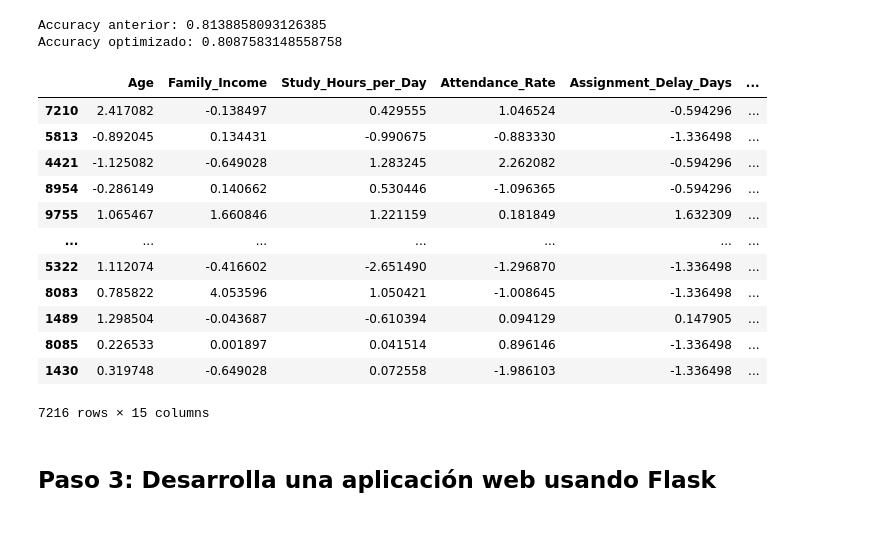
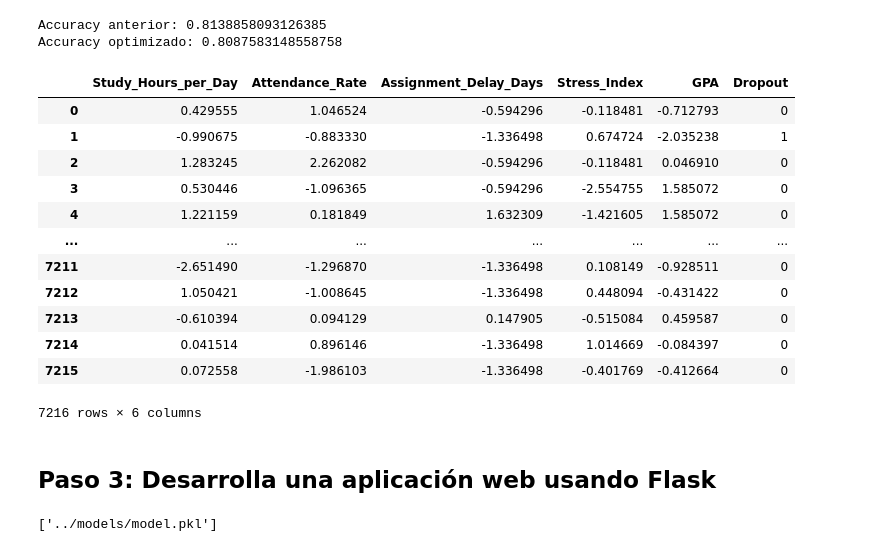
Before and after one commit to 4GeeksAcademy/machine-learning-python-template10-JohnnyXavierReyesBorbor, a Jupyter notebook: src/flask.ipynb, the cells around one changed output. Saved outputs shown, nothing was run; the diff lists cells and outputs as text; code cells hidden in the pictures.

```diff
--- a/src/flask.ipynb
+++ b/src/flask.ipynb
@@ -517,25 +584,41 @@ print(f"Accuracy optimizado: {grid_accuracy}")
 # %% [output]
 Accuracy anterior: 0.8138858093126385
 Accuracy optimizado: 0.8087583148558758
-# %%
-datasets[best_index]
-# %% [output]
-|  | Age | Family_Income | Study_Hours_per_Day | Attendance_Rate | Assignment_Delay_Days | ... |
-| 7210 | 2.417082 | -0.138497 | 0.429555 | 1.046524 | -0.594296 | ... |
-| 5813 | -0.892045 | 0.134431 | -0.990675 | -0.883330 | -1.336498 | ... |
-| 4421 | -1.125082 | -0.649028 | 1.283245 | 2.262082 | -0.594296 | ... |
-| 8954 | -0.286149 | 0.140662 | 0.530446 | -1.096365 | -0.594296 | ... |
-| 9755 | 1.065467 | 1.660846 | 1.221159 | 0.181849 | 1.632309 | ... |
-| ... | ... | ... | ... | ... | ... | ... |
-| 5322 | 1.112074 | -0.416602 | -2.651490 | -1.296870 | -1.336498 | ... |
-| 8083 | 0.785822 | 4.053596 | 1.050421 | -1.008645 | -1.336498 | ... |
-| 1489 | 1.298504 | -0.043687 | -0.610394 | 0.094129 | 0.147905 | ... |
-| 8085 | 0.226533 | 0.001897 | 0.041514 | 0.896146 | -1.336498 | ... |
-| 1430 | 0.319748 | -0.649028 | 0.072558 | -1.986103 | -1.336498 | ... |
-7216 rows × 15 columns
+# %%
+X_train = X_train_CON_outliers_norm.copy()
+X_test = X_test_CON_outliers_norm.copy()
+
+selection_model = SelectKBest(f_classif,k = 5)
+selection_model.fit(X_train, y_train)
+
+ix = selection_model.get_support()
+X_train_sel_CON_outliers_norm = pd.DataFrame(selection_model.transform(X_train), columns = X_train.columns.values[ix])
+X_test_sel_CON_outliers_norm = pd.DataFrame(selection_model.transform(X_test), columns = X_test.columns.values[ix])
+X_train_sel_CON_outliers_norm[target] = list(y_train)
+X_test_sel_CON_outliers_norm[target] = list(y_test)
+X_train_sel_CON_outliers_norm.to_csv("/workspaces/machine-learning-python-template10-JohnnyXavierReyesBorbor/data/processed/X_train_sel_CON_outliers_norm__clean.csv", index = False)
+X_test_sel_CON_outliers_norm.to_csv("/workspaces/machine-learning-python-template10-JohnnyXavierReyesBorbor/data/processed/X_test_sel_CON_outliers_norm_clean.csv", index = False)
+# %%
+X_train_sel_CON_outliers_norm
+# %% [output]
+|  | Study_Hours_per_Day | Attendance_Rate | Assignment_Delay_Days | Stress_Index | GPA | Dropout |
+| 0 | 0.429555 | 1.046524 | -0.594296 | -0.118481 | -0.712793 | 0 |
+| 1 | -0.990675 | -0.883330 | -1.336498 | 0.674724 | -2.035238 | 1 |
+| 2 | 1.283245 | 2.262082 | -0.594296 | -0.118481 | 0.046910 | 0 |
+| 3 | 0.530446 | -1.096365 | -0.594296 | -2.554755 | 1.585072 | 0 |
+| 4 | 1.221159 | 0.181849 | 1.632309 | -1.421605 | 1.585072 | 0 |
+| ... | ... | ... | ... | ... | ... | ... |
+| 7211 | -2.651490 | -1.296870 | -1.336498 | 0.108149 | -0.928511 | 0 |
+| 7212 | 1.050421 | -1.008645 | -1.336498 | 0.448094 | -0.431422 | 0 |
+| 7213 | -0.610394 | 0.094129 | 0.147905 | -0.515084 | 0.459587 | 0 |
+| 7214 | 0.041514 | 0.896146 | -1.336498 | 1.014669 | -0.084397 | 0 |
+| 7215 | 0.072558 | -1.986103 | -1.336498 | -0.401769 | -0.412664 | 0 |
+7216 rows × 6 columns
 # %% [markdown]
 ## **Paso 3: Desarrolla una aplicación web usando Flask**
 # %%
-import pickle
-with open("model.pkl", "wb") as f:
-    pickle.dump(model_grid, f)
+import joblib
+
+joblib.dump(model, "../models/model.pkl")
+# %% [output]
+['../models/model.pkl']
```
Also changed, not shown: parts of 13 cells of this notebook, 21 other files.
